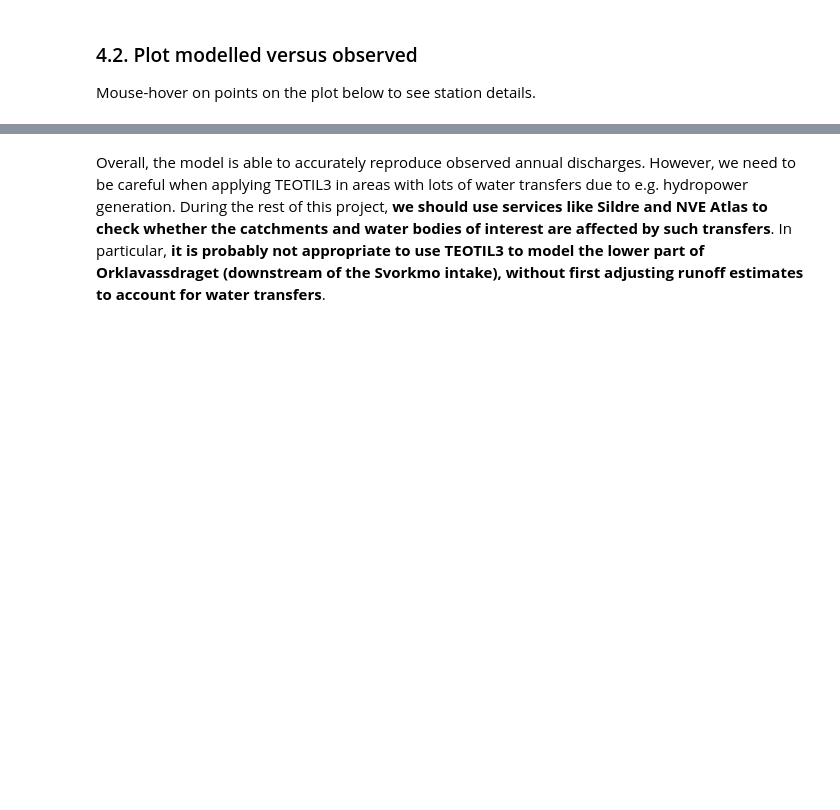
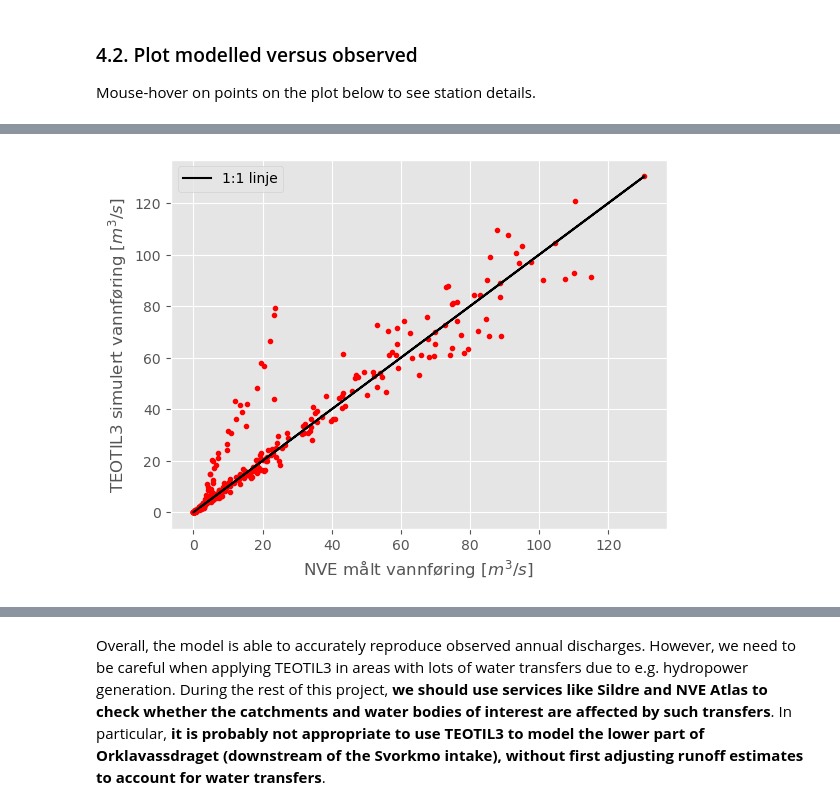
Before and after one commit to NIVANorge/teotil3_trondheimsfjorden, a Jupyter notebook: code/01_check_runoff.ipynb, the cells around one changed output, grey strips where cells are left out. Cells and saved outputs as stored; diff of their text form; code cells hidden in the pictures; blank space fills up the shorter version.

```diff
--- a/code/01_check_runoff.ipynb
+++ b/code/01_check_runoff.ipynb
@@ -293,2 +310,12 @@ Number of station-years to compare: 331
 [interactive output not drawn]
+# %%
+# Plot
+plt.plot(comp_df["obs_q_m3ps"], comp_df["accum_q_m3/s"], "ro", markersize=3)
+plt.plot(comp_df["obs_q_m3ps"], comp_df["obs_q_m3ps"], "k-", label="1:1 linje")
+plt.xlabel("NVE målt vannføring [$m^3/s$]")
+plt.ylabel("TEOTIL3 simulert vannføring [$m^3/s$]")
+plt.legend()
+plt.savefig(r"../results/images/flow_eval_with_hydro.png", dpi=200, bbox_inches="tight")
+# %% [output]
+[figure, added]
 # %% [markdown]
```
Also changed, not shown: parts of 12 cells of this notebook, 17 other files.
